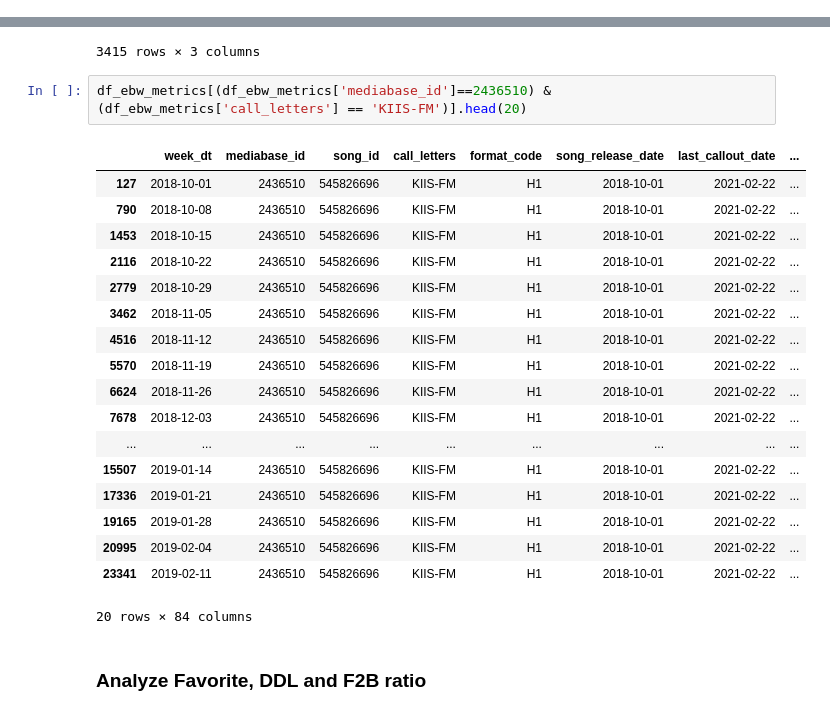
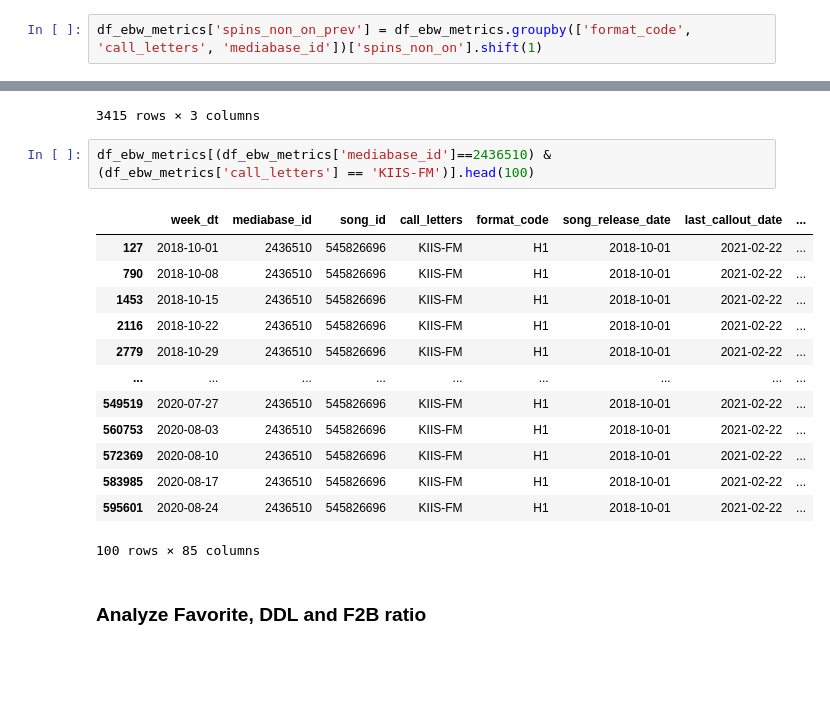
Before and after one commit to gjampanih/adds-early-burnout-warning-model, a Jupyter notebook: notebooks/ebw_metrics_analysis.ipynb, the cells around one changed output, grey strips where cells are left out. Cells and saved outputs as stored; diff of their text form; blank space fills up the shorter version.

Commit message:
adds-early-burnout-warning: metrics analysis notebook updates

```diff
--- a/notebooks/ebw_metrics_analysis.ipynb
+++ b/notebooks/ebw_metrics_analysis.ipynb
@@ -154,6 +154,8 @@ df_ebw_metrics['is_top_quintile'] = df_ebw_metrics.join(df_pop_quintile, on=['fo
 df_ebw_metrics['week_dt'] = pd.to_datetime(df_ebw_metrics['week_dt'])
 # %%
 df_ebw_metrics.sort_values(by=['format_code', 'call_letters', 'mediabase_id', 'week_dt'], inplace=True)
+# %%
+df_ebw_metrics['spins_non_on_prev'] = df_ebw_metrics.groupby(['format_code', 'call_letters', 'mediabase_id'])['spins_non_on'].shift(1)
 # %%
 df_ebw_metrics['cuml_spins_non_on'] = df_ebw_metrics.groupby(['format_code', 'call_letters', 'mediabase_id'])['spins_non_on'].cumsum()
 # %%
@@ -204,26 +206,21 @@ df_ebw_metrics[df_ebw_metrics['f2b_track_1.00'] >= 2].groupby(['format_code', 'c
 |  |  | 2753540 | 2022-03-14 | 332 | 36 |
 3415 rows × 3 columns
 # %%
-df_ebw_metrics[(df_ebw_metrics['mediabase_id']==2436510) & (df_ebw_metrics['call_letters'] == 'KIIS-FM')].head(20)
+df_ebw_metrics[(df_ebw_metrics['mediabase_id']==2436510) & (df_ebw_metrics['call_letters'] == 'KIIS-FM')].head(100)
 # %% [output]
 |  | week_dt | mediabase_id | song_id | call_letters | format_code | song_release_date | last_callout_date | ... |
 | 127 | 2018-10-01 | 2436510 | 545826696 | KIIS-FM | H1 | 2018-10-01 | 2021-02-22 | ... |
 | 790 | 2018-10-08 | 2436510 | 545826696 | KIIS-FM | H1 | 2018-10-01 | 2021-02-22 | ... |
 | 1453 | 2018-10-15 | 2436510 | 545826696 | KIIS-FM | H1 | 2018-10-01 | 2021-02-22 | ... |
 | 2116 | 2018-10-22 | 2436510 | 545826696 | KIIS-FM | H1 | 2018-10-01 | 2021-02-22 | ... |
 | 2779 | 2018-10-29 | 2436510 | 545826696 | KIIS-FM | H1 | 2018-10-01 | 2021-02-22 | ... |
-| 3462 | 2018-11-05 | 2436510 | 545826696 | KIIS-FM | H1 | 2018-10-01 | 2021-02-22 | ... |
-| 4516 | 2018-11-12 | 2436510 | 545826696 | KIIS-FM | H1 | 2018-10-01 | 2021-02-22 | ... |
-| 5570 | 2018-11-19 | 2436510 | 545826696 | KIIS-FM | H1 | 2018-10-01 | 2021-02-22 | ... |
-| 6624 | 2018-11-26 | 2436510 | 545826696 | KIIS-FM | H1 | 2018-10-01 | 2021-02-22 | ... |
-| 7678 | 2018-12-03 | 2436510 | 545826696 | KIIS-FM | H1 | 2018-10-01 | 2021-02-22 | ... |
 | ... | ... | ... | ... | ... | ... | ... | ... | ... |
-| 15507 | 2019-01-14 | 2436510 | 545826696 | KIIS-FM | H1 | 2018-10-01 | 2021-02-22 | ... |
-| 17336 | 2019-01-21 | 2436510 | 545826696 | KIIS-FM | H1 | 2018-10-01 | 2021-02-22 | ... |
-| 19165 | 2019-01-28 | 2436510 | 545826696 | KIIS-FM | H1 | 2018-10-01 | 2021-02-22 | ... |
-| 20995 | 2019-02-04 | 2436510 | 545826696 | KIIS-FM | H1 | 2018-10-01 | 2021-02-22 | ... |
-| 23341 | 2019-02-11 | 2436510 | 545826696 | KIIS-FM | H1 | 2018-10-01 | 2021-02-22 | ... |
+| 549519 | 2020-07-27 | 2436510 | 545826696 | KIIS-FM | H1 | 2018-10-01 | 2021-02-22 | ... |
+| 560753 | 2020-08-03 | 2436510 | 545826696 | KIIS-FM | H1 | 2018-10-01 | 2021-02-22 | ... |
+| 572369 | 2020-08-10 | 2436510 | 545826696 | KIIS-FM | H1 | 2018-10-01 | 2021-02-22 | ... |
+| 583985 | 2020-08-17 | 2436510 | 545826696 | KIIS-FM | H1 | 2018-10-01 | 2021-02-22 | ... |
+| 595601 | 2020-08-24 | 2436510 | 545826696 | KIIS-FM | H1 | 2018-10-01 | 2021-02-22 | ... |
-20 rows × 84 columns
+100 rows × 85 columns
 # %% [markdown]
 ### Analyze Favorite, DDL and F2B ratio
 # %%
```
Also changed, not shown: parts of 16 cells of this notebook.
